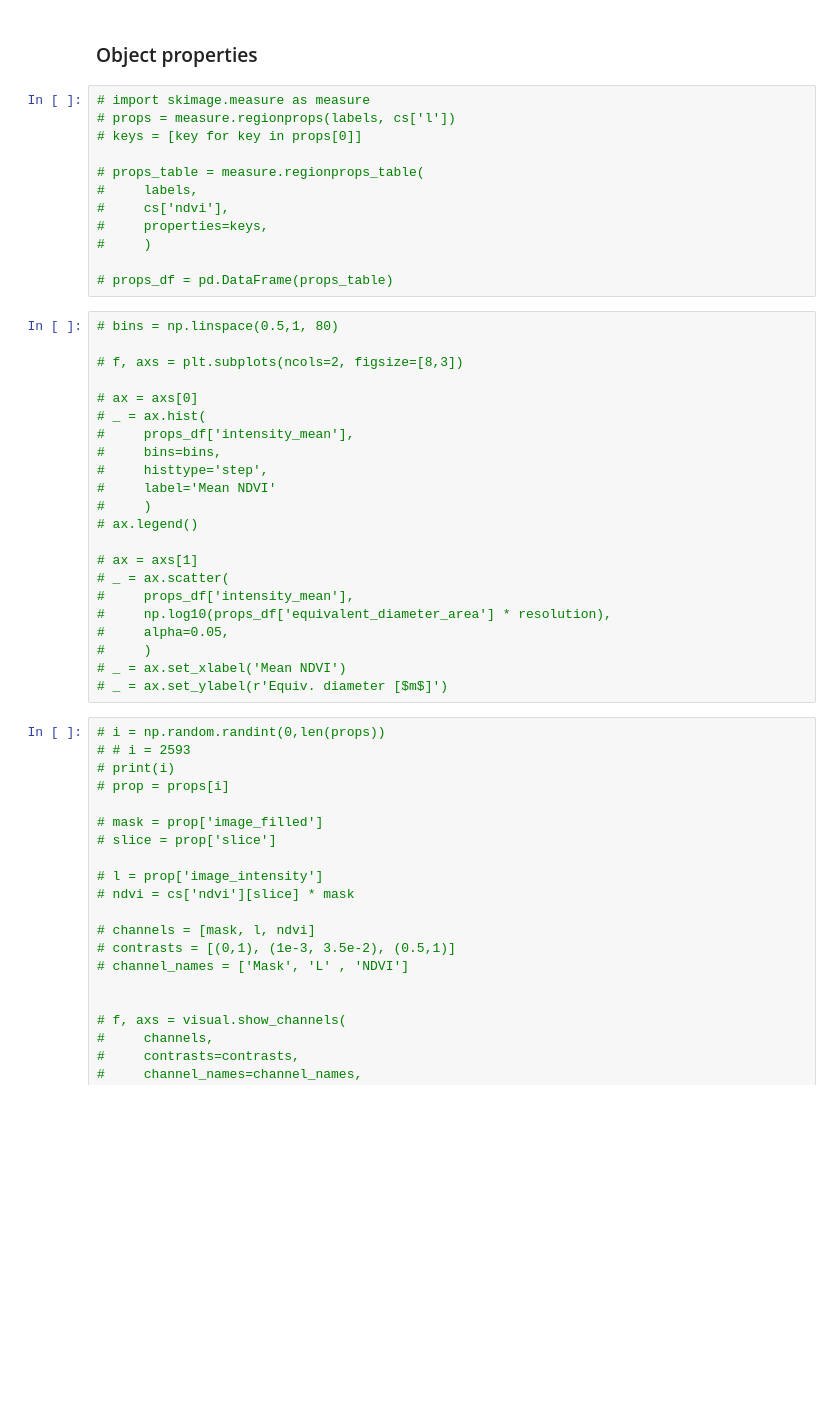
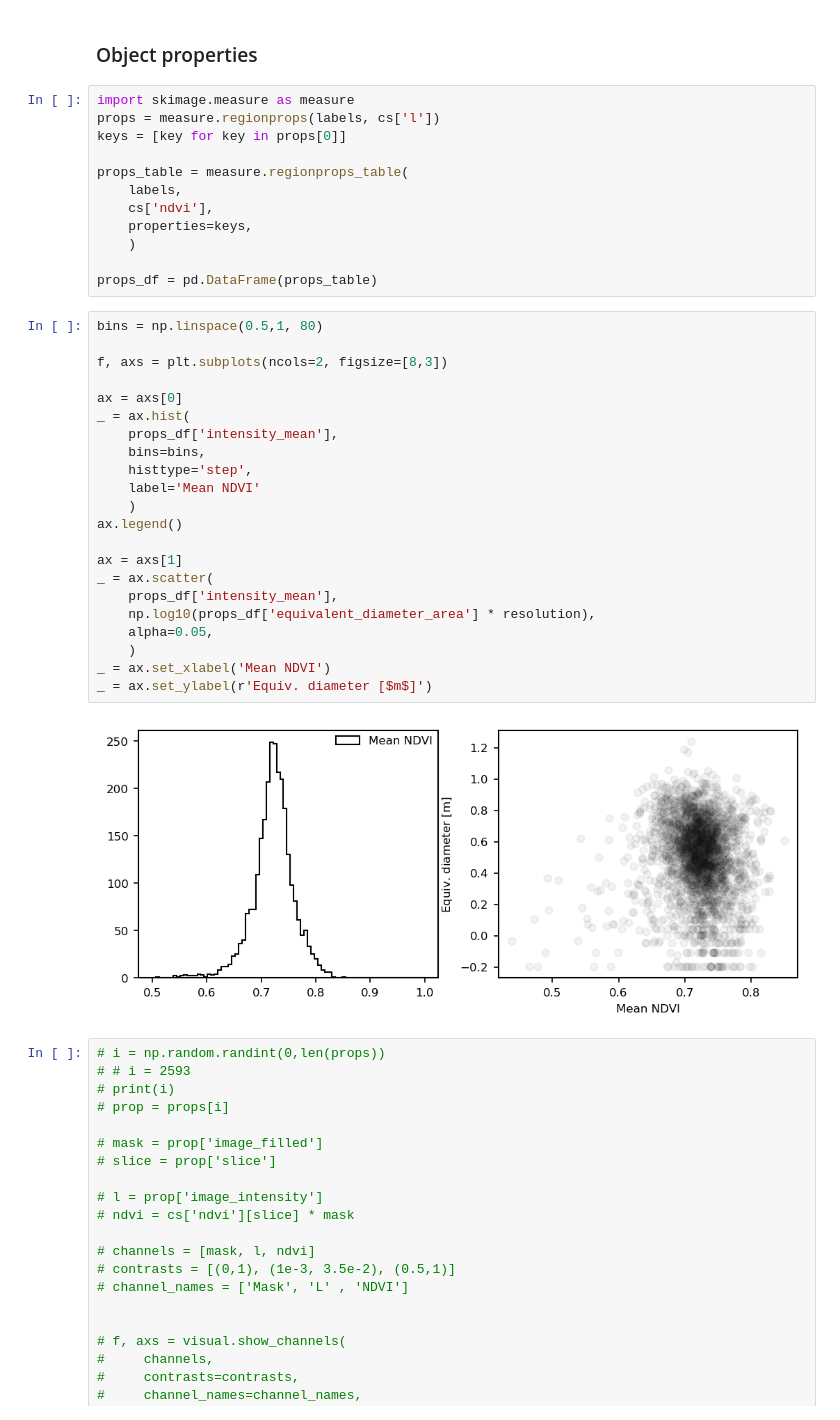
Before and after one commit to FlorianStehr/findatree, a Jupyter notebook: scripts/segment.ipynb, the cells around one changed output. Drawn from its saved outputs; the diff is of its cells as text; blank space fills up the shorter version.

```diff
--- a/scripts/segment.ipynb
+++ b/scripts/segment.ipynb
@@ -184,39 +188,41 @@ plt.savefig(r'C:\Users\flori\Desktop\plots\220331_tnr12702_gauss20m.pdf', transp
 # %% [markdown]
 ### Object properties
 # %%
-# import skimage.measure as measure
-# props = measure.regionprops(labels, cs['l'])
-# keys = [key for key in props[0]]
+import skimage.measure as measure
+props = measure.regionprops(labels, cs['l'])
+keys = [key for key in props[0]]
 
-# props_table = measure.regionprops_table(
-#     labels,
-#     cs['ndvi'],
-#     properties=keys,
-#     )
+props_table = measure.regionprops_table(
+    labels,
+    cs['ndvi'],
+    properties=keys,
+    )
 
-# props_df = pd.DataFrame(props_table)
+props_df = pd.DataFrame(props_table)
 # %%
-# bins = np.linspace(0.5,1, 80)
+bins = np.linspace(0.5,1, 80)
 
-# f, axs = plt.subplots(ncols=2, figsize=[8,3])
+f, axs = plt.subplots(ncols=2, figsize=[8,3])
 
-# ax = axs[0]
-# _ = ax.hist(
-#     props_df['intensity_mean'],
-#     bins=bins,
-#     histtype='step',
-#     label='Mean NDVI'
-#     )
-# ax.legend()
+ax = axs[0]
+_ = ax.hist(
+    props_df['intensity_mean'],
+    bins=bins,
+    histtype='step',
+    label='Mean NDVI'
+    )
+ax.legend()
 
-# ax = axs[1]
-# _ = ax.scatter(
-#     props_df['intensity_mean'],
-#     np.log10(props_df['equivalent_diameter_area'] * resolution),
-#     alpha=0.05,
-#     )
-# _ = ax.set_xlabel('Mean NDVI')
-# _ = ax.set_ylabel(r'Equiv. diameter [$m$]')
+ax = axs[1]
+_ = ax.scatter(
+    props_df['intensity_mean'],
+    np.log10(props_df['equivalent_diameter_area'] * resolution),
+    alpha=0.05,
+    )
+_ = ax.set_xlabel('Mean NDVI')
+_ = ax.set_ylabel(r'Equiv. diameter [$m$]')
+# %% [output]
+[figure, added]
 # %%
 # i = np.random.randint(0,len(props))
 # # i = 2593
```
Also changed, not shown: parts of 5 cells of this notebook, 1 other file.
